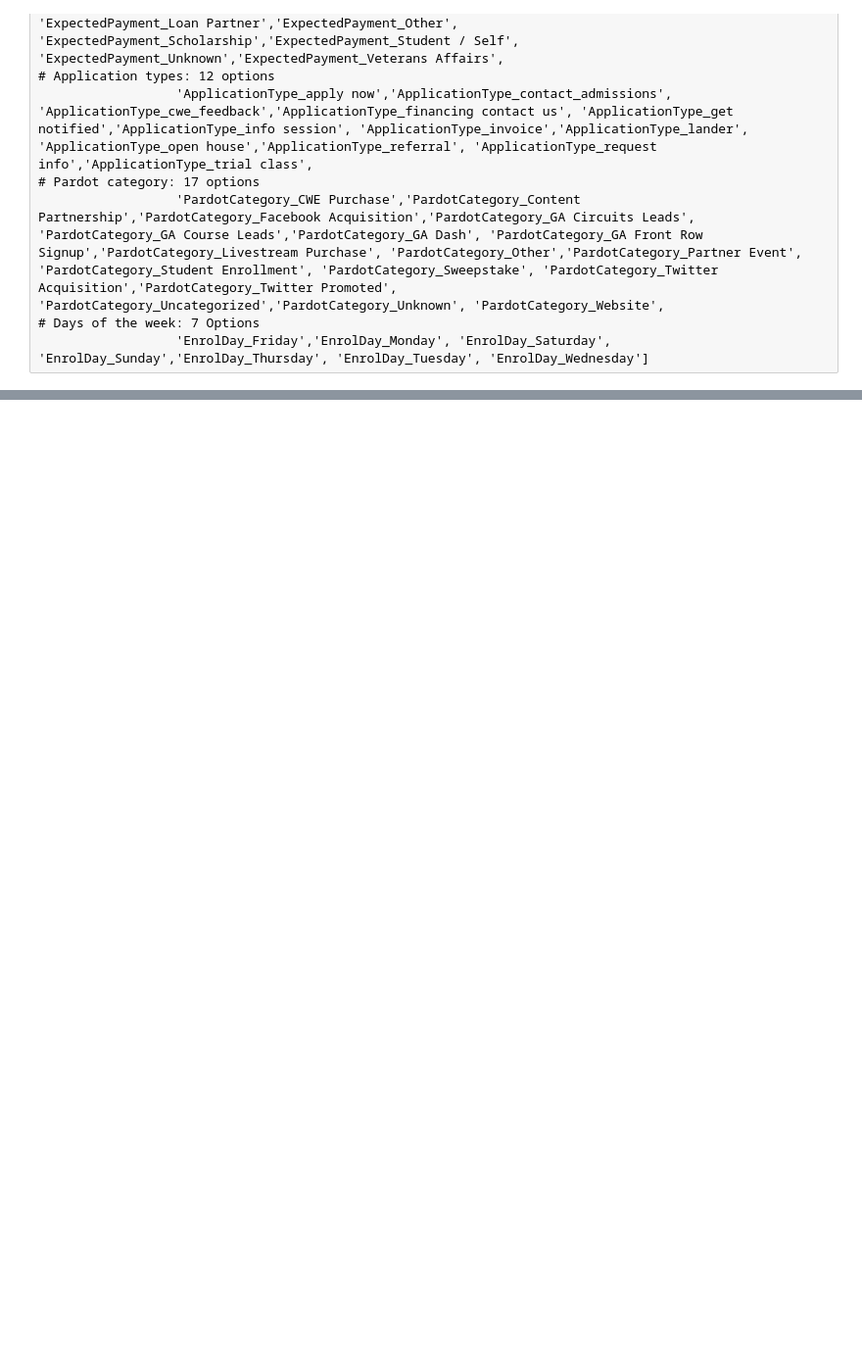
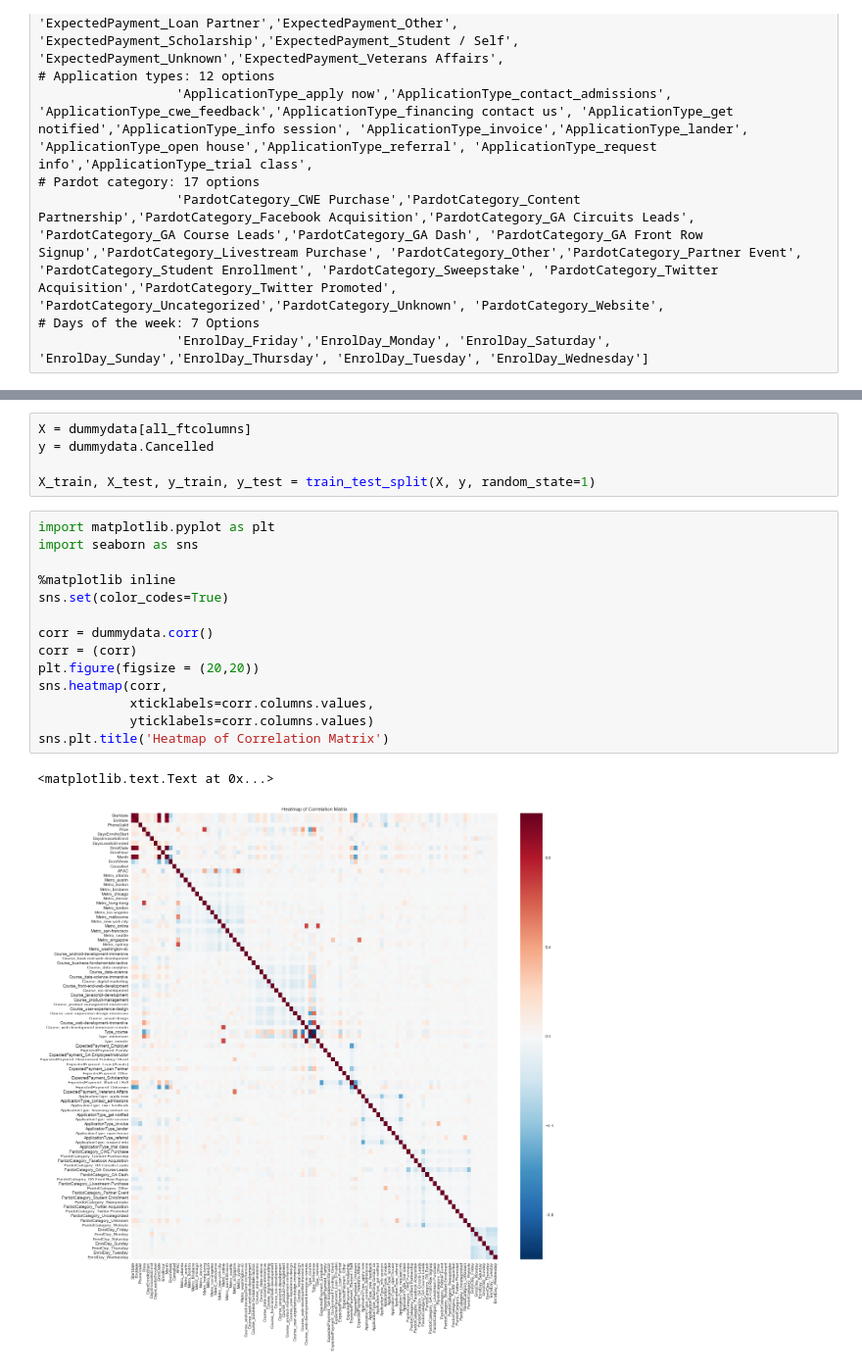
Before and after one commit to mikaelasquirchuk/dat8syd-project, a Jupyter notebook: New-Enrolments.ipynb, the cells around one changed output, grey strips where cells are left out. Shown at 98% size. Saved outputs shown, nothing was run; the diff lists cells and outputs as text; blank space fills up the shorter version.

```diff
--- a/New-Enrolments.ipynb
+++ b/New-Enrolments.ipynb
@@ -863,0 +610,22 @@ categories: [
+# %%
+X = dummydata[all_ftcolumns]
+y = dummydata.Cancelled
+
+X_train, X_test, y_train, y_test = train_test_split(X, y, random_state=1)
+# %%
+import matplotlib.pyplot as plt
+import seaborn as sns
+
+%matplotlib inline
+sns.set(color_codes=True)
+
+corr = dummydata.corr()
+corr = (corr)
+plt.figure(figsize = (20,20))
+sns.heatmap(corr,
+            xticklabels=corr.columns.values,
+            yticklabels=corr.columns.values)
+sns.plt.title('Heatmap of Correlation Matrix')
+# %% [output]
+<matplotlib.text.Text at 0x...>
+[figure, added]
```
Also changed, not shown: parts of 59 cells of this notebook, 1 other file.
